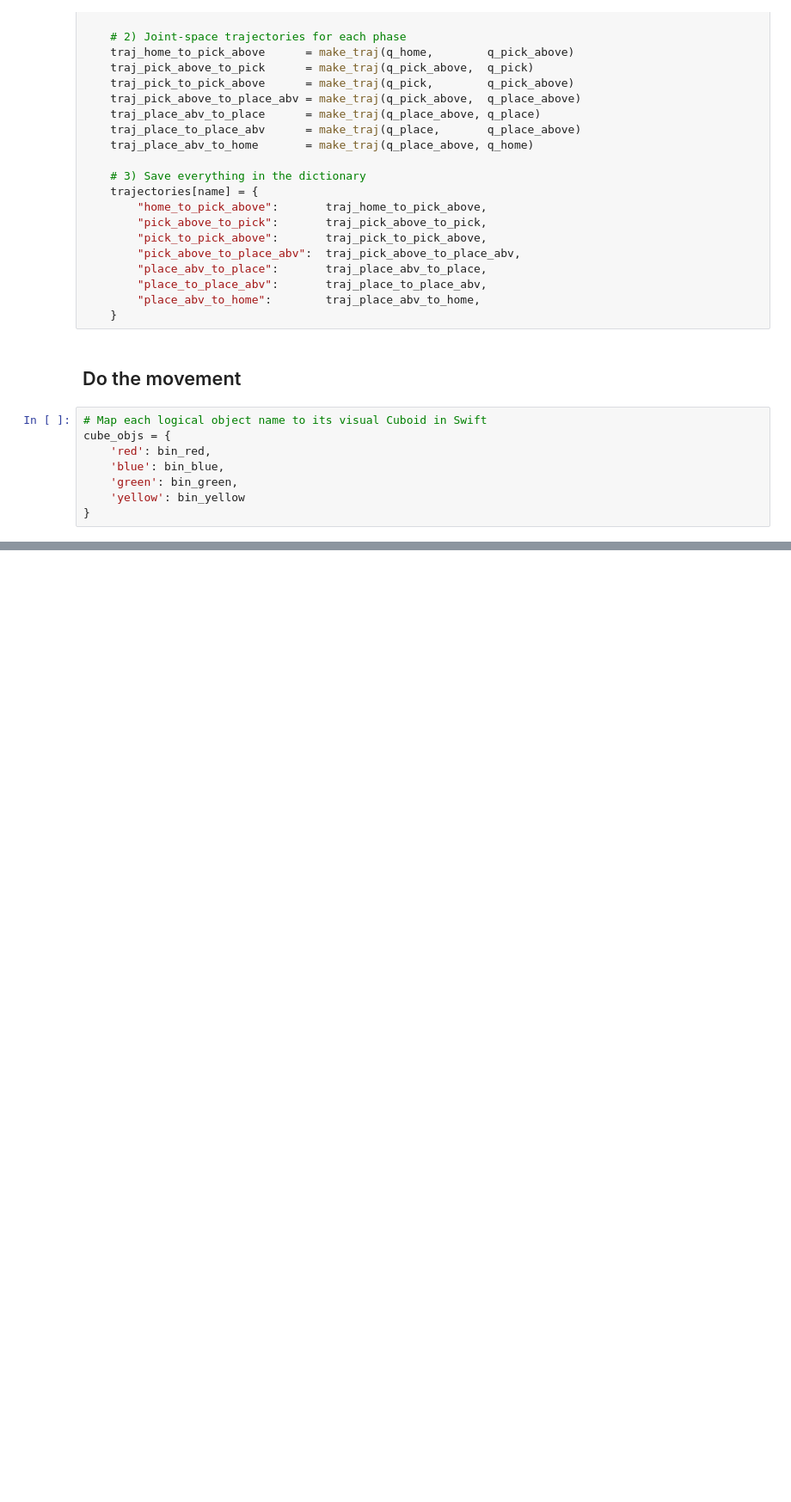
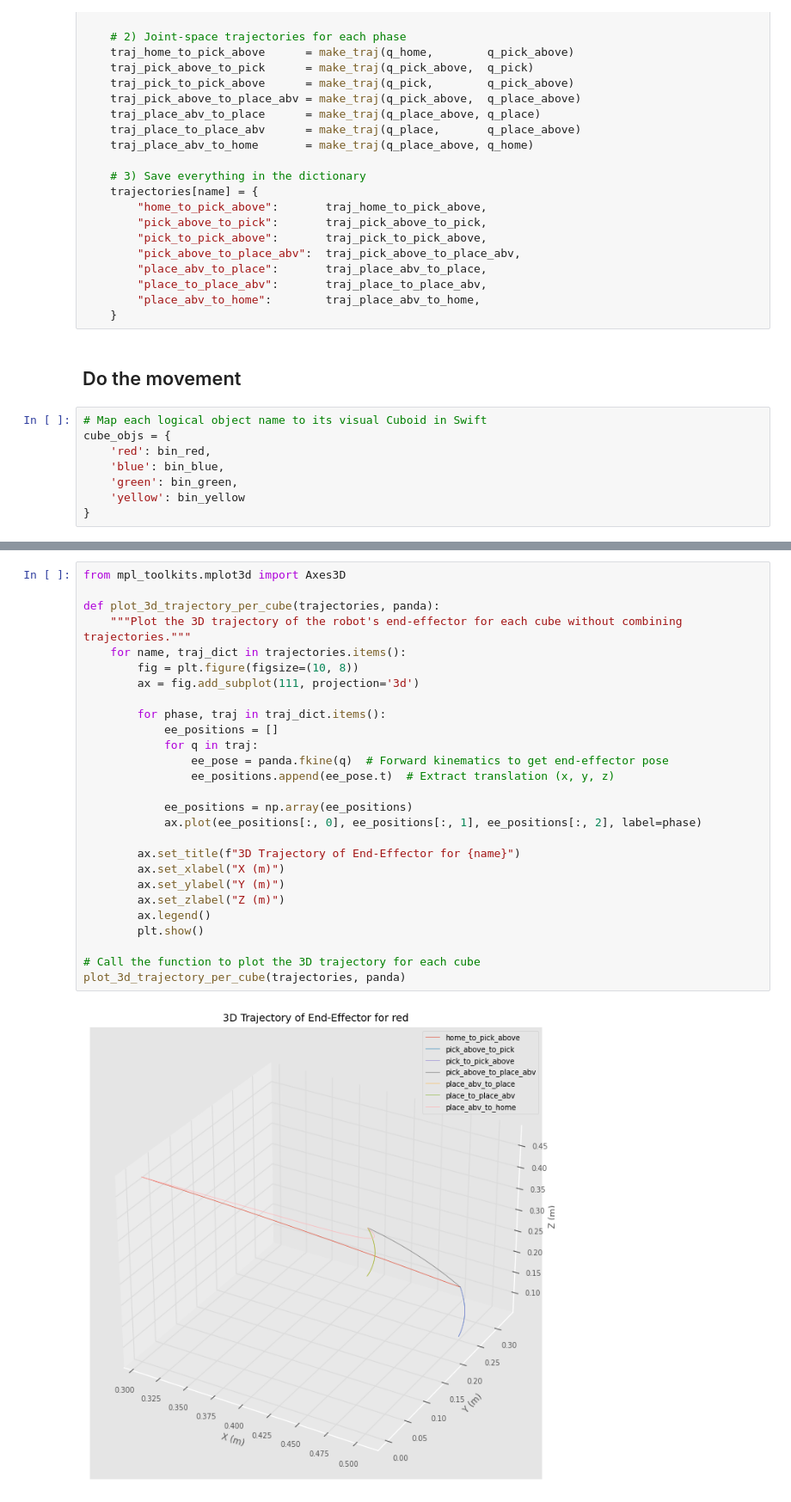
Before and after one commit to ManuCa93/robots, a Jupyter notebook: project.ipynb, the cells around one changed output, grey strips where cells are left out. Shown at 86% size. Drawn from its saved outputs; the diff is of its cells as text; blank space fills up the shorter version.

```diff
--- a/project.ipynb
+++ b/project.ipynb
@@ -342,0 +410,29 @@ for name in trajectories.keys():
+# %%
+from mpl_toolkits.mplot3d import Axes3D
+
+def plot_3d_trajectory_per_cube(trajectories, panda):
+    """Plot the 3D trajectory of the robot's end-effector for each cube without combining trajectories."""
+    for name, traj_dict in trajectories.items():
+        fig = plt.figure(figsize=(10, 8))
+        ax = fig.add_subplot(111, projection='3d')
+
+        for phase, traj in traj_dict.items():
+            ee_positions = []
+            for q in traj:
+                ee_pose = panda.fkine(q)  # Forward kinematics to get end-effector pose
+                ee_positions.append(ee_pose.t)  # Extract translation (x, y, z)
+
+            ee_positions = np.array(ee_positions)
+            ax.plot(ee_positions[:, 0], ee_positions[:, 1], ee_positions[:, 2], label=phase)
+
+        ax.set_title(f"3D Trajectory of End-Effector for {name}")
+        ax.set_xlabel("X (m)")
+        ax.set_ylabel("Y (m)")
+        ax.set_zlabel("Z (m)")
+        ax.legend()
+        plt.show()
+
+# Call the function to plot the 3D trajectory for each cube
+plot_3d_trajectory_per_cube(trajectories, panda)
+# %% [output]
+[figure, added]
```
Also changed, not shown: parts of 8 cells of this notebook.
